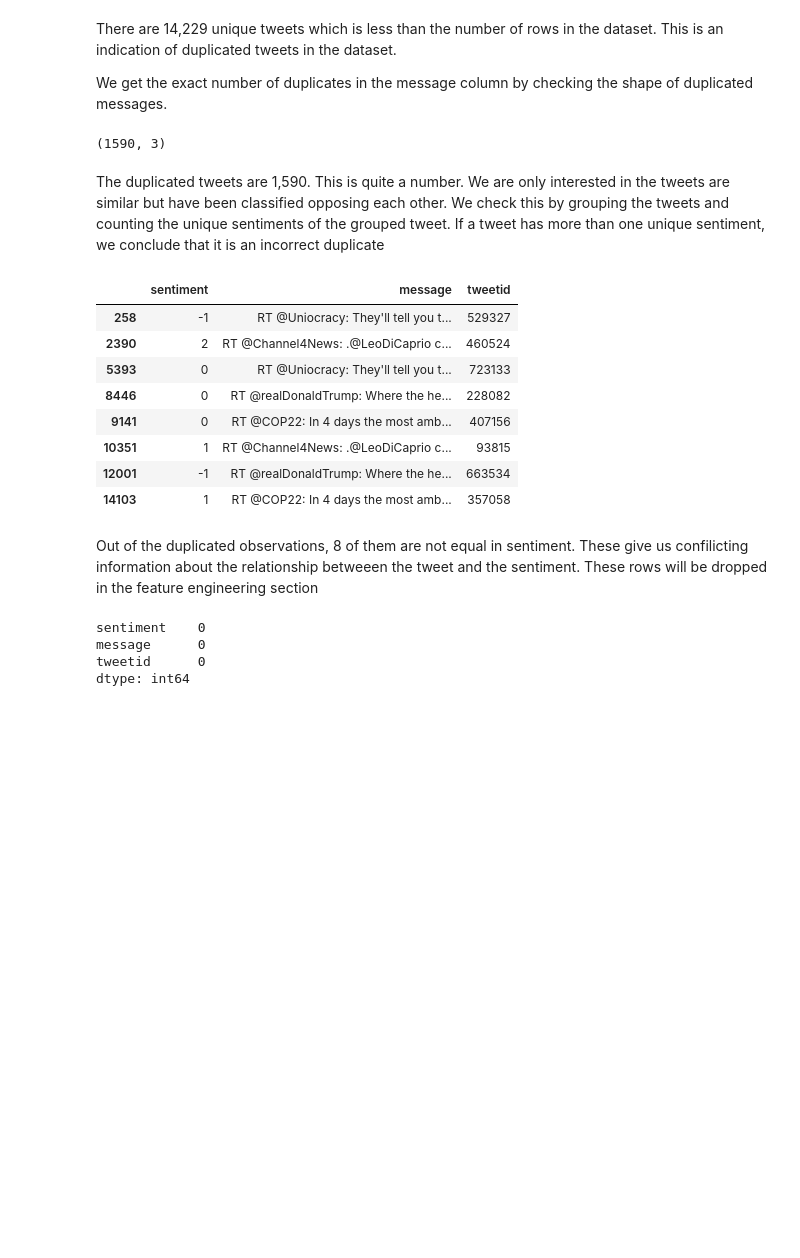
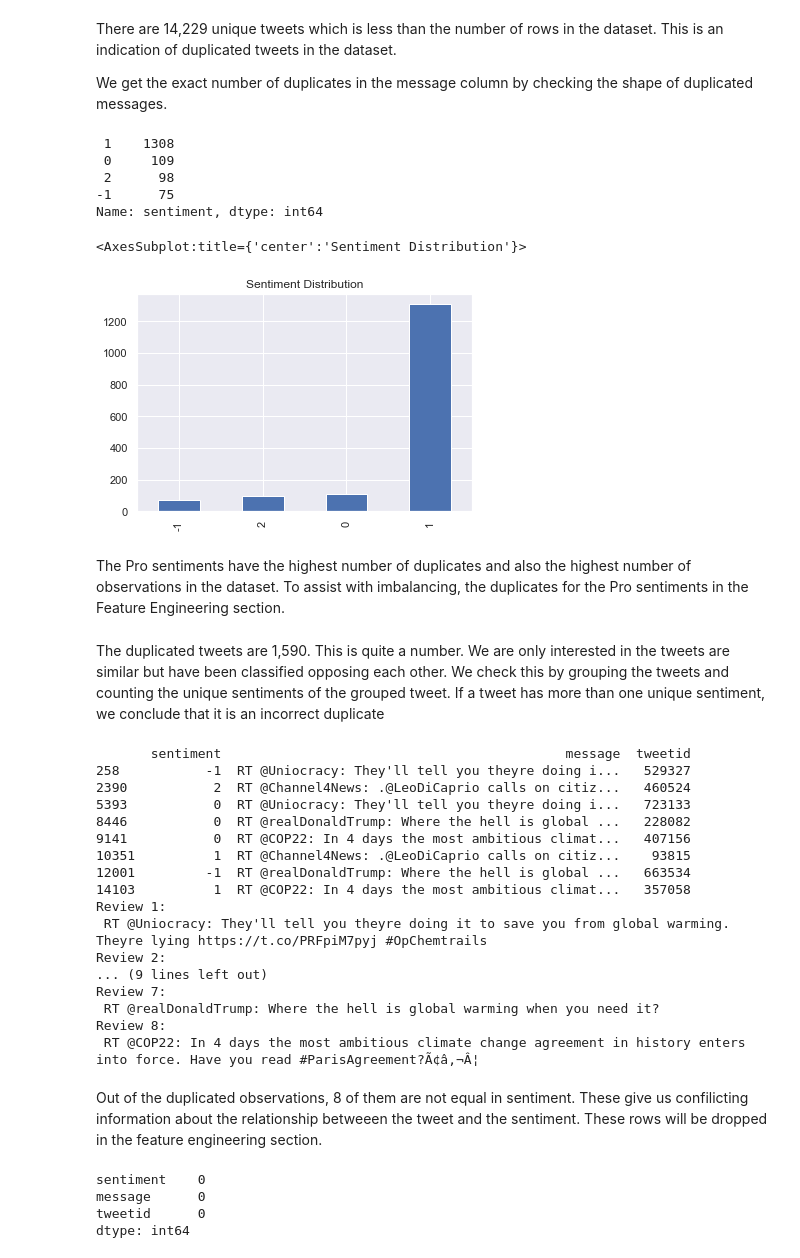
Before and after one commit to JessWN/2110ACDS_T13, a Jupyter notebook: 2110ACDS_T13.ipynb, the cells around one changed output. Saved outputs shown, nothing was run; the diff lists cells and outputs as text; code cells hidden in the pictures; blank space fills up the shorter version.

Commit message:
290322 - Feature Extraction and Text Cleaning done

```diff
--- a/2110ACDS_T13.ipynb
+++ b/2110ACDS_T13.ipynb
@@ -312,26 +316,49 @@ There are 14,229 unique tweets which is less than the number of rows in the data
 
 We get the exact number of duplicates in the message column by checking the shape of duplicated messages.
 # %%
-train_df[train_df.duplicated(['message'])].shape
+dupli = train_df[train_df.duplicated(['message'])]
+dupli['sentiment'].value_counts()
 # %% [output]
-(1590, 3)
+ 1    1308
+ 0     109
+ 2      98
+-1      75
+Name: sentiment, dtype: int64
+# %%
+dupli['sentiment'].value_counts(ascending = True).plot(kind = 'bar', title = 'Sentiment Distribution')
+# %% [output]
+<AxesSubplot:title={'center':'Sentiment Distribution'}>
+[figure, added]
+# %% [markdown]
+The Pro sentiments have the highest number of duplicates and also the highest number of observations in the dataset. To assist with imbalancing, the duplicates for the Pro sentiments in the Feature Engineering section.
 # %% [markdown]
 The duplicated tweets are 1,590. This is quite a number.
 We are only interested in the tweets are similar but have been classified opposing each other. We check this by grouping the tweets and counting the unique sentiments of the grouped tweet. If a tweet has more than one unique sentiment, we conclude that it is an incorrect duplicate
 # %%
-train_df.groupby('message').filter(lambda x: len(x['sentiment'].unique()) > 1)
+duplicates = train_df.groupby('message').filter(lambda x: len(x['sentiment'].unique()) > 1)
+print(duplicates)
+for index,text in enumerate(duplicates['message']):
+    print('Review %d:\n'%(index+1),text)
 # %% [output]
-|  | sentiment | message | tweetid |
-| 258 | -1 | RT @Uniocracy: They'll tell you t... | 529327 |
-| 2390 | 2 | RT @Channel4News: .@LeoDiCaprio c... | 460524 |
-| 5393 | 0 | RT @Uniocracy: They'll tell you t... | 723133 |
-| 8446 | 0 | RT @realDonaldTrump: Where the he... | 228082 |
-| 9141 | 0 | RT @COP22: In 4 days the most amb... | 407156 |
-| 10351 | 1 | RT @Channel4News: .@LeoDiCaprio c... | 93815 |
-| 12001 | -1 | RT @realDonaldTrump: Where the he... | 663534 |
-| 14103 | 1 | RT @COP22: In 4 days the most amb... | 357058 |
+       sentiment                                            message  tweetid
+258           -1  RT @Uniocracy: They'll tell you theyre doing i...   529327
+2390           2  RT @Channel4News: .@LeoDiCaprio calls on citiz...   460524
+5393           0  RT @Uniocracy: They'll tell you theyre doing i...   723133
+8446           0  RT @realDonaldTrump: Where the hell is global ...   228082
+9141           0  RT @COP22: In 4 days the most ambitious climat...   407156
+10351          1  RT @Channel4News: .@LeoDiCaprio calls on citiz...    93815
+12001         -1  RT @realDonaldTrump: Where the hell is global ...   663534
+14103          1  RT @COP22: In 4 days the most ambitious climat...   357058
+Review 1:
+ RT @Uniocracy: They'll tell you theyre doing it to save you from global warming. Theyre lying https://t.co/PRFpiM7pyj #OpChemtrails
+Review 2:
+... (9 lines left out)
+Review 7:
+ RT @realDonaldTrump: Where the hell is global warming when you need it?
+Review 8:
+ RT @COP22: In 4 days the most ambitious climate change agreement in history enters into force. Have you read #ParisAgreement?Ã¢â‚¬Â¦
 # %% [markdown]
-Out of the duplicated observations, 8 of them are not equal in sentiment. These give us confilicting information about the relationship betweeen the tweet and the sentiment. These rows will be dropped in the feature engineering section
+Out of the duplicated observations, 8 of them are not equal in sentiment. These give us confilicting information about the relationship betweeen the tweet and the sentiment. These rows will be dropped in the feature engineering section.
 # %%
 train_df.isna().sum()
 # %% [output]
```
Also changed, not shown: parts of 96 cells of this notebook.
